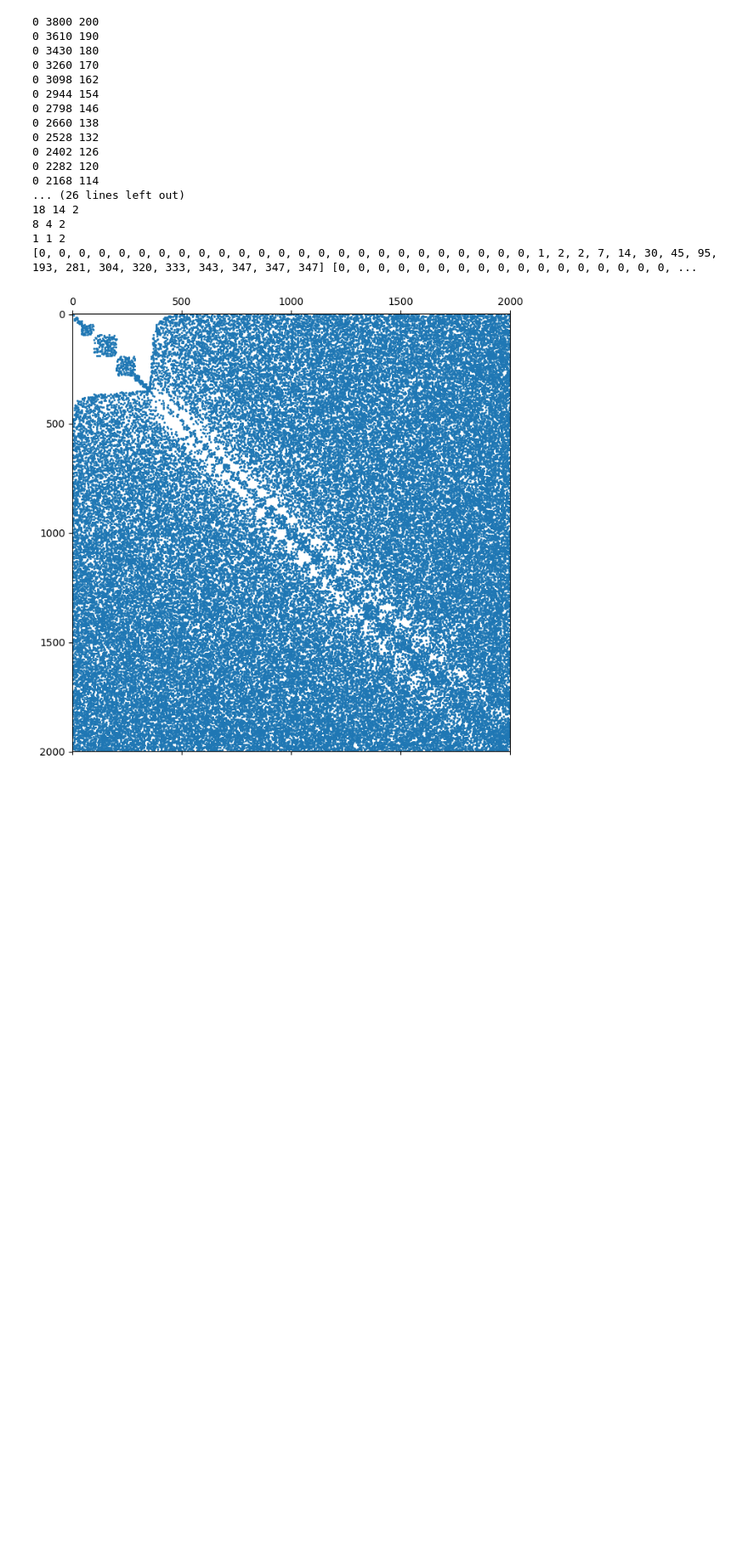
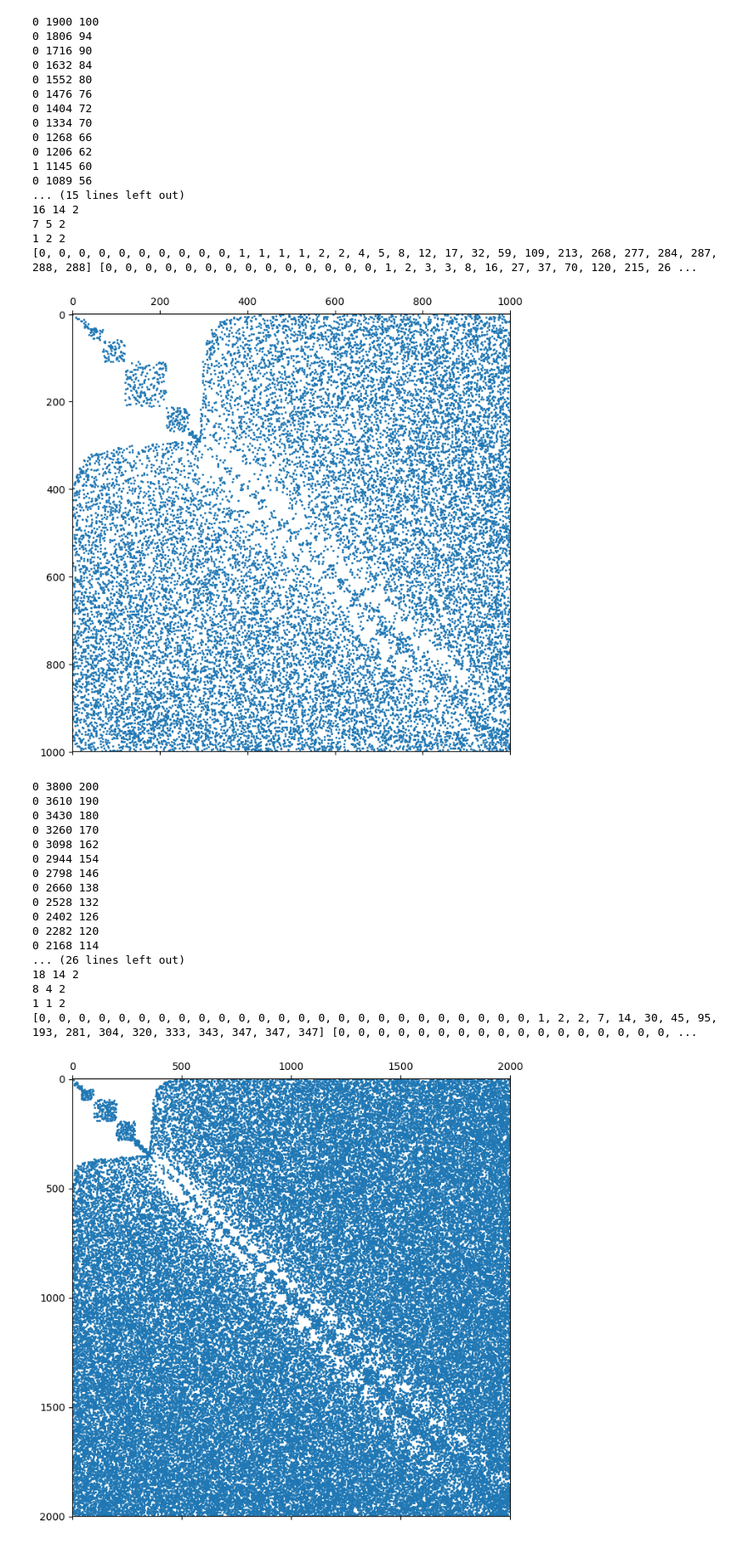
Before and after one commit to yaremenko8/FAST_PSEUDOINVERSE, a Jupyter notebook: FastPI.ipynb, the cells around one changed output. Shown at 85% size. Drawn from its saved outputs; the diff is of its cells as text; code cells hidden in the pictures; blank space fills up the shorter version.

```diff
--- a/FastPI.ipynb
+++ b/FastPI.ipynb
@@ -147,3 +196,30 @@ def plot_surface_function(x1_, x2_, y_, minmax_values=None, ax=None, zlabel=""):
+# %%
+A = lil_matrix(random(1000, 1000, density=0.02))
+B, _, _, nt, nb = permute(A, k = 0.05)
+m1, n1 = nt[-1], nb[-1]
+print(nt, nb)
+plt.figure()
+plt.spy(B, markersize=1)
+plt.show()
+# %% [output]
+0 1900 100
+0 1806 94
+0 1716 90
+0 1632 84
+0 1552 80
+0 1476 76
+0 1404 72
+0 1334 70
+0 1268 66
+0 1206 62
+1 1145 60
+0 1089 56
+... (15 lines left out)
+16 14 2
+7 5 2
+1 2 2
+[0, 0, 0, 0, 0, 0, 0, 0, 0, 0, 1, 1, 1, 1, 2, 2, 4, 5, 8, 12, 17, 32, 59, 109, 213, 268, 277, 284, 287, 288, 288] [0, 0, 0, 0, 0, 0, 0, 0, 0, 0, 0, 0, 0, 0, 1, 2, 3, 3, 8, 16, 27, 37, 70, 120, 215, 26 ...
+[figure, added]
 # %%
 A = lil_matrix(random(2000, 2000, density=0.02))
 B, _, _, nt, nb = permute(A, k = 0.05)
```
Also changed, not shown: parts of 2 cells of this notebook.
